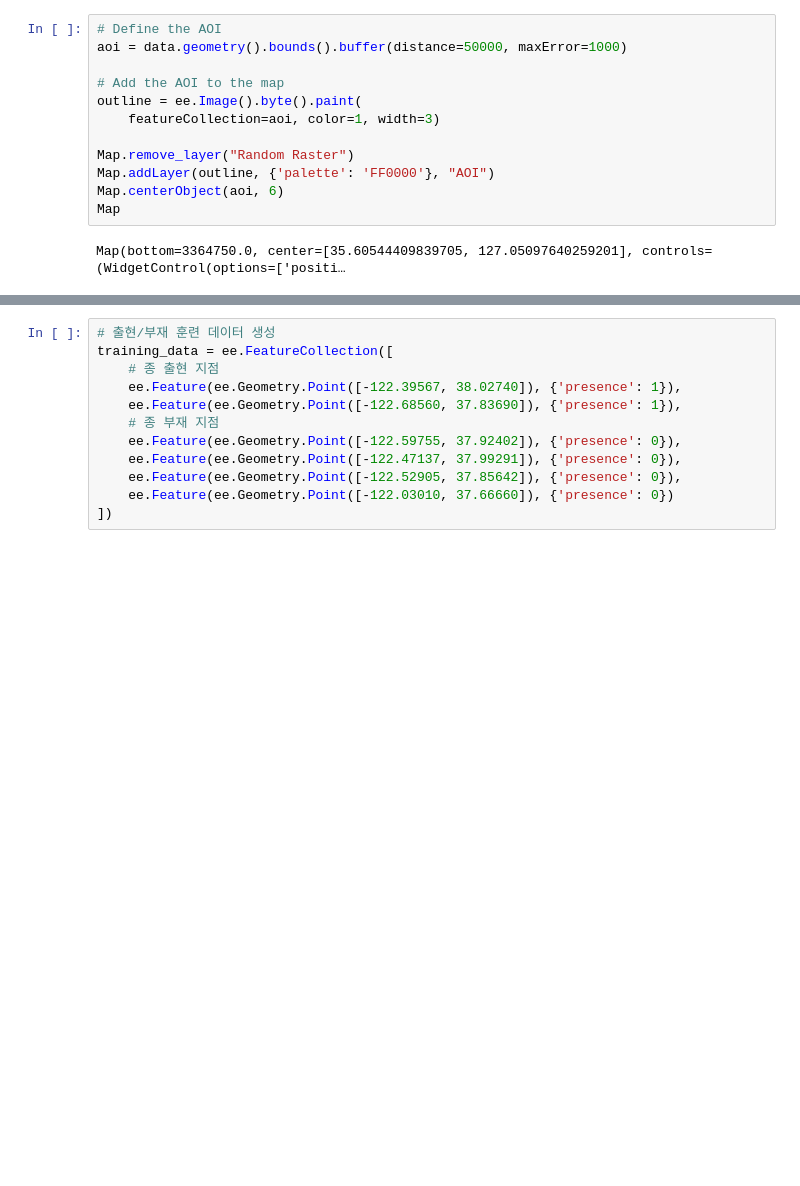
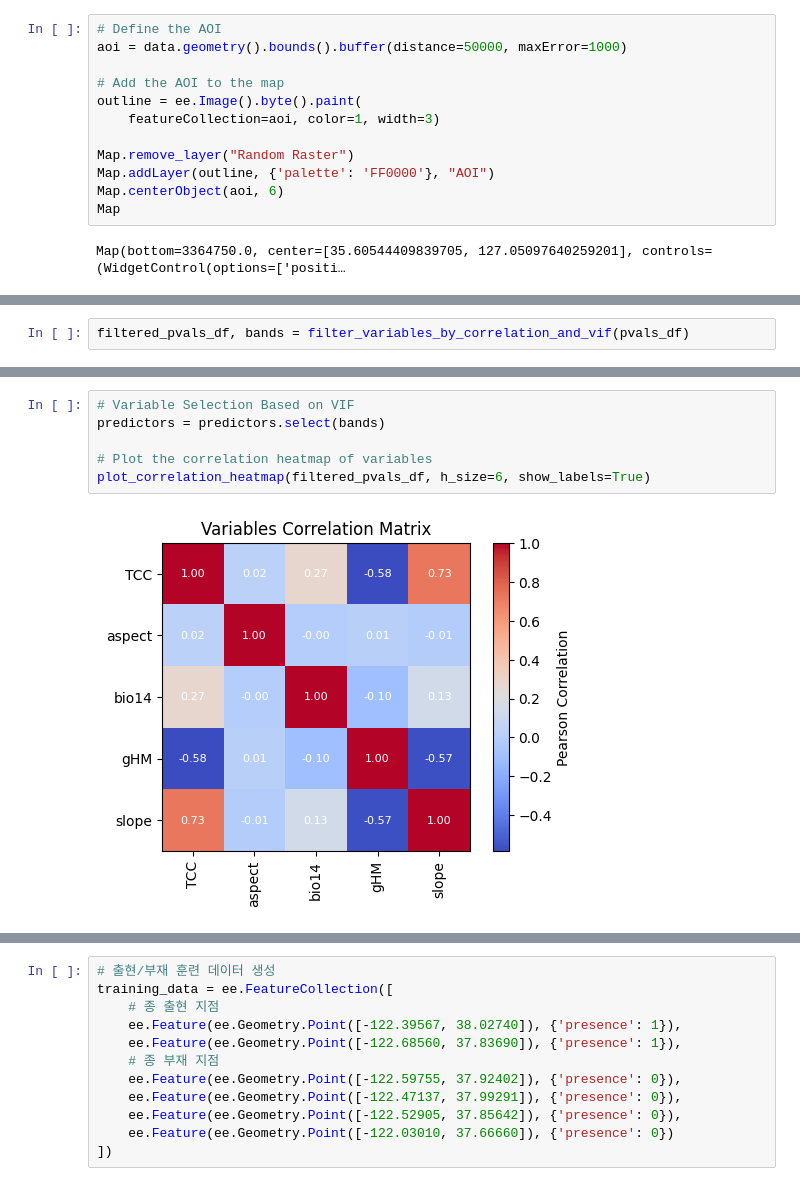
Before and after one commit to osgeokr/GEE-PAM-Book, a Jupyter notebook: Google_Earth_Engine_Maxent를_이용한_종_분포_모델링_Pitta_nympha.ipynb, the cells around one changed output, grey strips where cells are left out. Drawn from its saved outputs; the diff is of its cells as text; blank space fills up the shorter version.

```diff
--- a/Google_Earth_Engine_Maxent를_이용한_종_분포_모델링_Pitta_nympha.ipynb
+++ b/Google_Earth_Engine_Maxent를_이용한_종_분포_모델링_Pitta_nympha.ipynb
@@ -340,0 +397,2 @@ Map(bottom=3364750.0, center=[35.60544409839705, 127.05097640259201], controls=(
+# %%
+filtered_pvals_df, bands = filter_variables_by_correlation_and_vif(pvals_df)
@@ -340,0 +417,8 @@ Map(bottom=3364750.0, center=[35.60544409839705, 127.05097640259201], controls=(
+# %%
+# Variable Selection Based on VIF
+predictors = predictors.select(bands)
+
+# Plot the correlation heatmap of variables
+plot_correlation_heatmap(filtered_pvals_df, h_size=6, show_labels=True)
+# %% [output]
+[figure, added]
```
Also changed, not shown: parts of 4 cells of this notebook.
